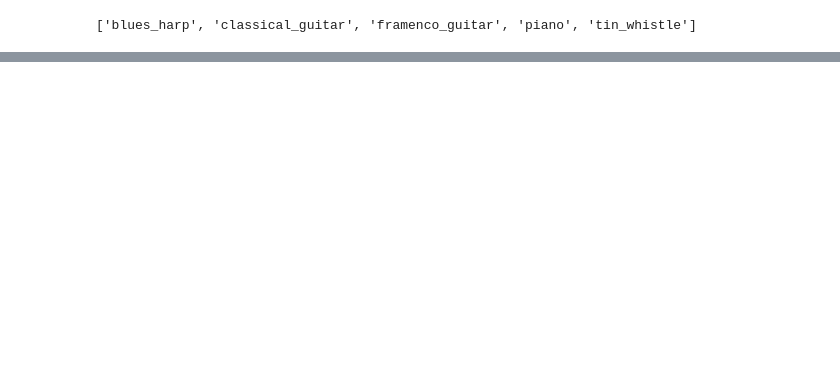
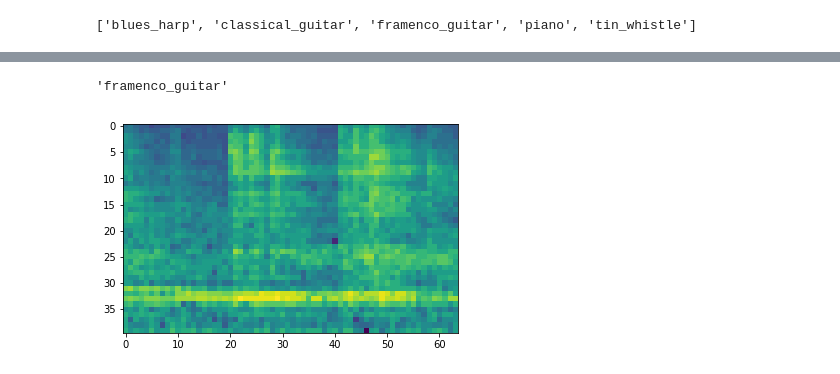
Before and after one commit to araobp/acoustic-features, a Jupyter notebook: tensorflow/CNN_for_AED.ipynb, the cells around one changed output, grey strips where cells are left out. Cells and saved outputs as stored; diff of their text form; code cells hidden in the pictures; blank space fills up the shorter version.

```diff
--- a/tensorflow/CNN_for_AED.ipynb
+++ b/tensorflow/CNN_for_AED.ipynb
@@ -303,0 +300,8 @@ array([[0, 1, 0, 0, 0],
+# %%
+image_number = 25
+
+plt.imshow(np.rot90(test_data[image_number,:,:,0]))
+class_labels[np.argmax(test_labels[image_number])]
+# %% [output]
+'framenco_guitar'
+[figure, added]
```
Also changed, not shown: parts of 12 cells of this notebook, 4 other files.
